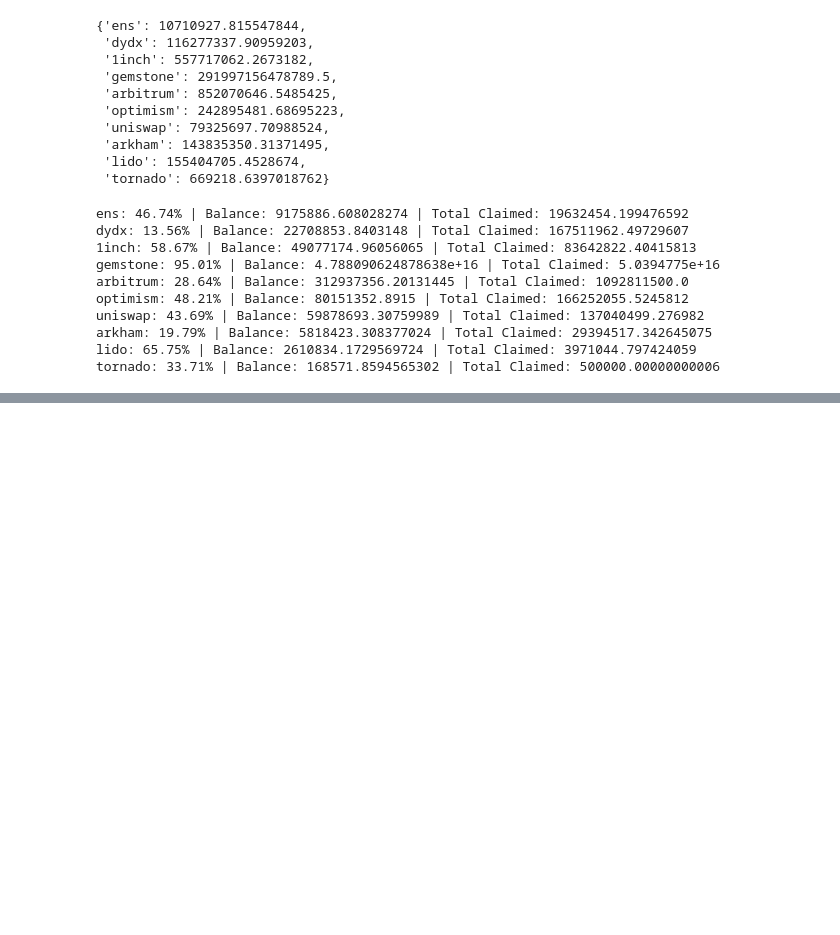
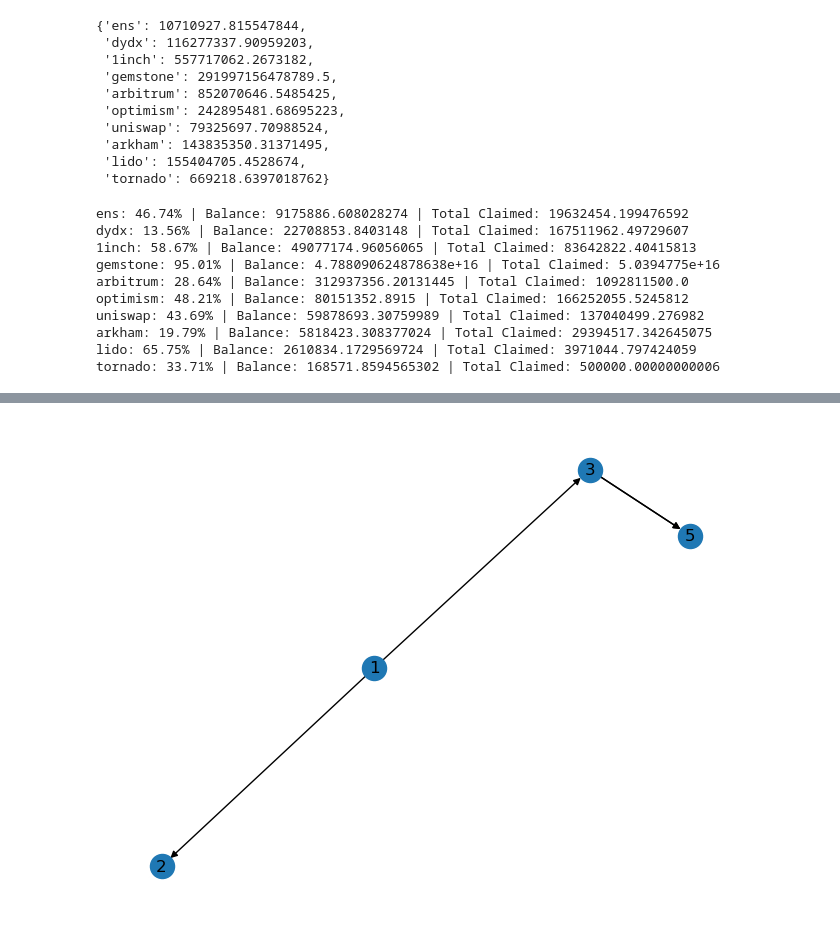
Before and after one commit to johnnatan-messias/research-proj-airdrop, a Jupyter notebook: notebooks/04-airdrop-token-sold-at-exchanges.ipynb, the cells around one changed output, grey strips where cells are left out. Drawn from its saved outputs; the diff is of its cells as text; code cells hidden in the pictures; blank space fills up the shorter version.

```diff
--- a/notebooks/04-airdrop-token-sold-at-exchanges.ipynb
+++ b/notebooks/04-airdrop-token-sold-at-exchanges.ipynb
@@ -295,0 +313,2 @@ tornado: 33.71% | Balance: 168571.8594565302 | Total Claimed: 500000.00000000006
+# %%
+sources = set([1, 2, 3])
@@ -295,0 +335,6 @@ tornado: 33.71% | Balance: 168571.8594565302 | Total Claimed: 500000.00000000006
+# %%
+g = G.edge_subgraph(edges_to_include)
+pos = nx.spring_layout(g)
+nx.draw(g, pos, with_labels=True)
+# %% [output]
+[figure, added]
```
Also changed, not shown: parts of 6 cells of this notebook, 1 other file.
